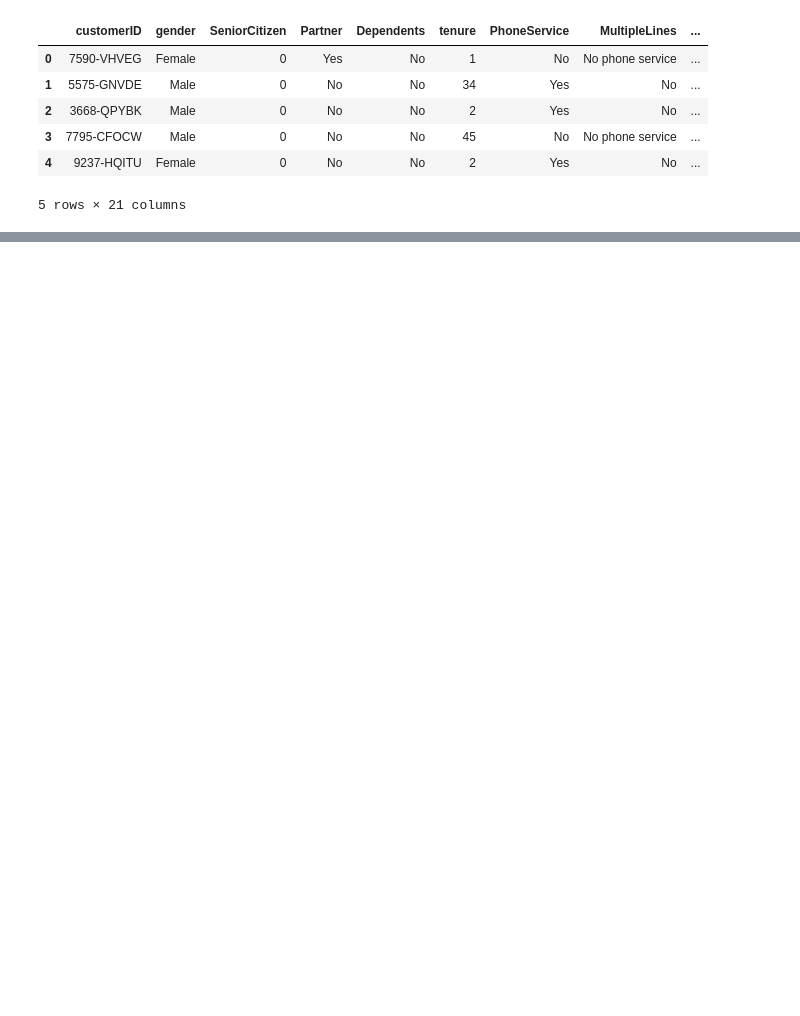
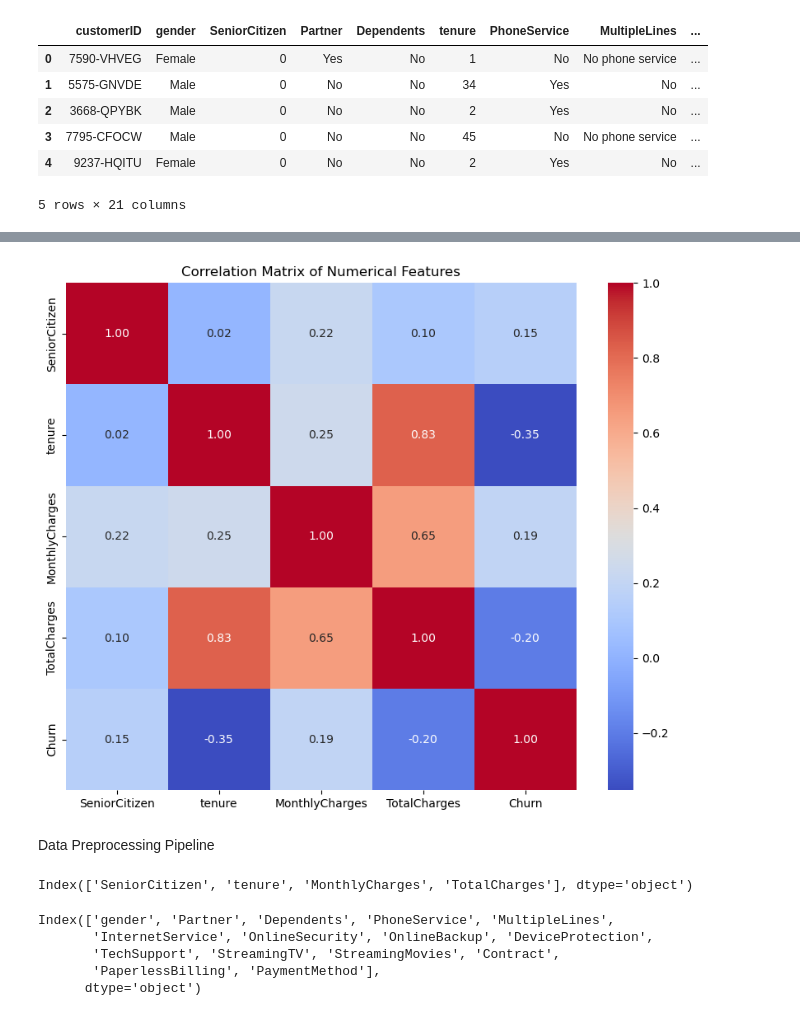
Before and after one commit to rehandbit/Data-Science, a Jupyter notebook: MLE/PracticeWithKaggleDataSet.ipynb, the cells around one changed output, grey strips where cells are left out. Cells and saved outputs as stored; diff of their text form; code cells hidden in the pictures; blank space fills up the shorter version.

```diff
--- a/MLE/PracticeWithKaggleDataSet.ipynb
+++ b/MLE/PracticeWithKaggleDataSet.ipynb
@@ -374,0 +129,10 @@ from sklearn.compose import ColumnTransformer
+# %%
+# Correlation Matrix for numerical features
+plt.figure(figsize=(10, 8))
+sns.heatmap(data[numerical_cols + ['Churn']].corr(), annot=True, cmap='coolwarm', fmt=".2f")
+plt.title('Correlation Matrix of Numerical Features')
+plt.show()
+# %% [output]
+[figure, added]
+# %% [markdown]
+Data Preprocessing Pipeline
@@ -374,0 +146,12 @@ from sklearn.compose import ColumnTransformer
+# %%
+numerical_features
+# %% [output]
+Index(['SeniorCitizen', 'tenure', 'MonthlyCharges', 'TotalCharges'], dtype='object')
+# %%
+categorical_features
+# %% [output]
+Index(['gender', 'Partner', 'Dependents', 'PhoneService', 'MultipleLines',
+       'InternetService', 'OnlineSecurity', 'OnlineBackup', 'DeviceProtection',
+       'TechSupport', 'StreamingTV', 'StreamingMovies', 'Contract',
+       'PaperlessBilling', 'PaymentMethod'],
+      dtype='object')
```
Also changed, not shown: parts of 109 cells of this notebook.
